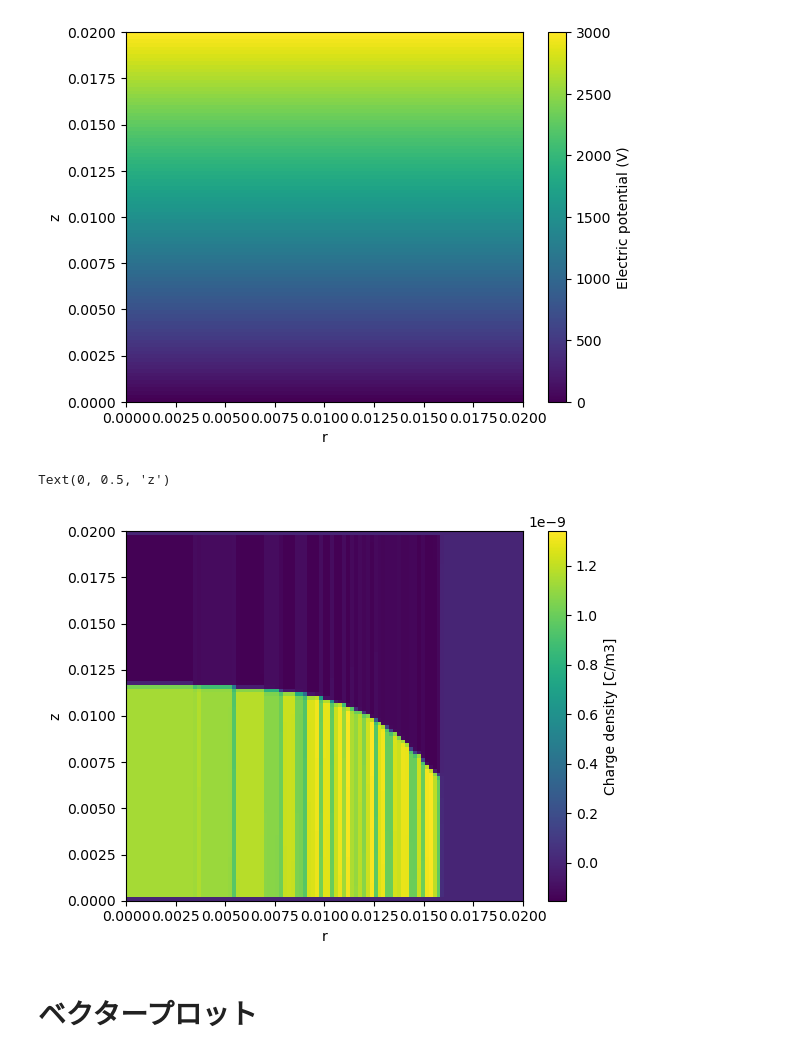
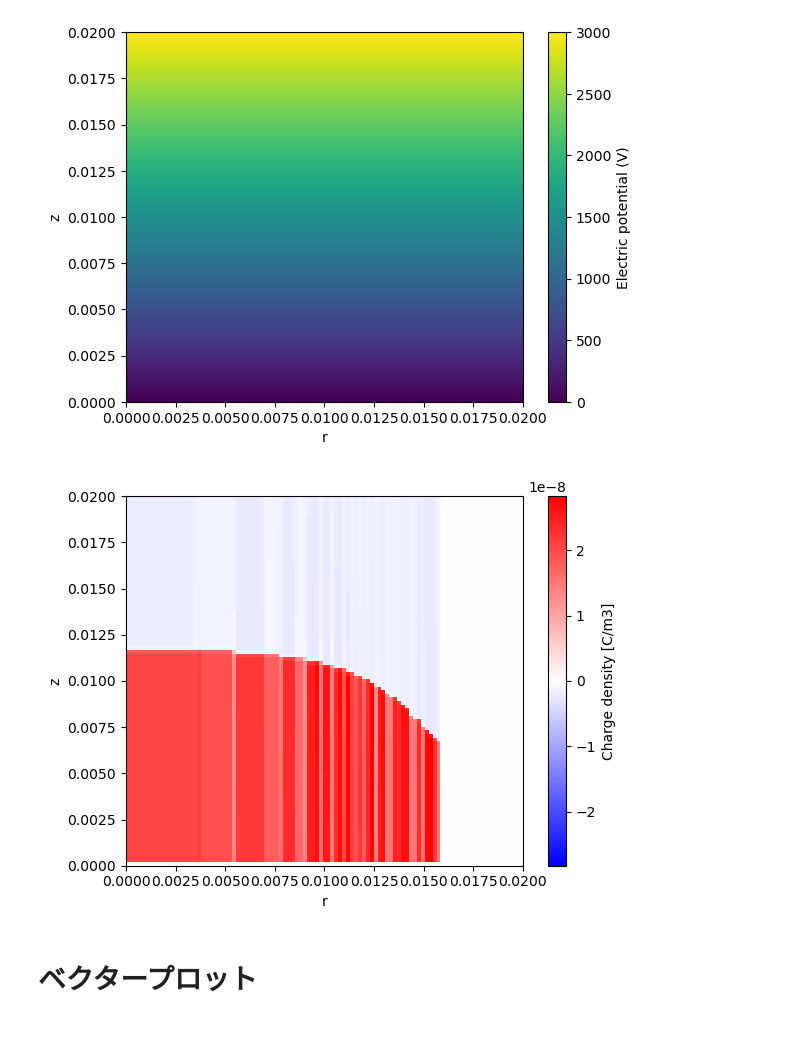
Before and after one commit to syoukera/F90_IonizedLayerModel, a Jupyter notebook: ipynb/20241213_plot_vector_data_2d.ipynb, the cells around one changed output. Cells and saved outputs as stored; diff of their text form; code cells hidden in the pictures.

```diff
--- a/ipynb/20241213_plot_vector_data_2d.ipynb
+++ b/ipynb/20241213_plot_vector_data_2d.ipynb
@@ -76,15 +78,16 @@ plt.ylabel('z')
 Text(0, 0.5, 'z')
 [figure]
 # %%
-# plt.plot(V)
-plt.imshow(np.flip(rho, axis=0), extent=[grid_r.min(), grid_r.max(), grid_z.min(), grid_z.max()], origin='lower', aspect='auto')
+plt.imshow(np.flip(rho, axis=0), extent=[grid_r.min(), grid_r.max(), grid_z.min(), grid_z.max()], origin='lower', aspect='auto', cmap='bwr')
 plt.colorbar(label='Charge density [C/m3]')
 plt.xlabel('r')
 plt.ylabel('z')
+
+max_rho = np.max(np.abs(rho))
+plt.clim(- max_rho, max_rho)
 # plt.title('Electric charge')
 # %% [output]
-Text(0, 0.5, 'z')
-[figure, old version]
+[figure, new version]
 # %% [markdown]
 # ベクタープロット
 # %%
```
Also changed, not shown: parts of 8 cells of this notebook, 2 other files.
